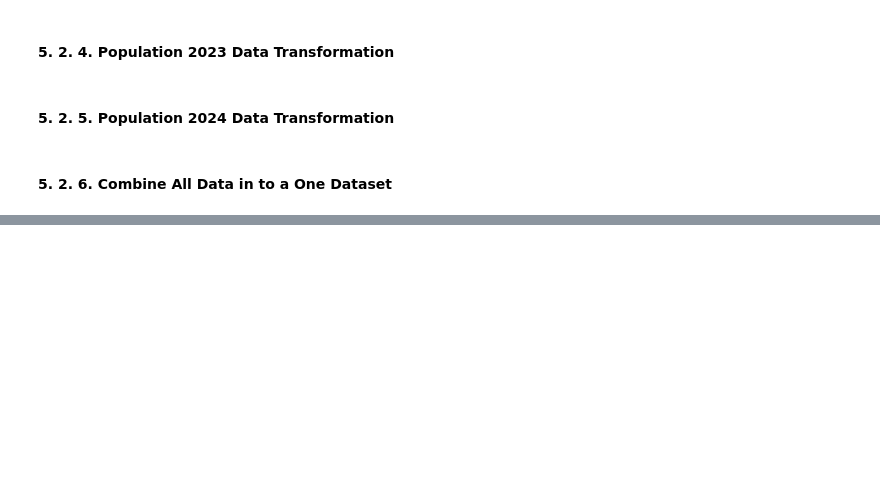
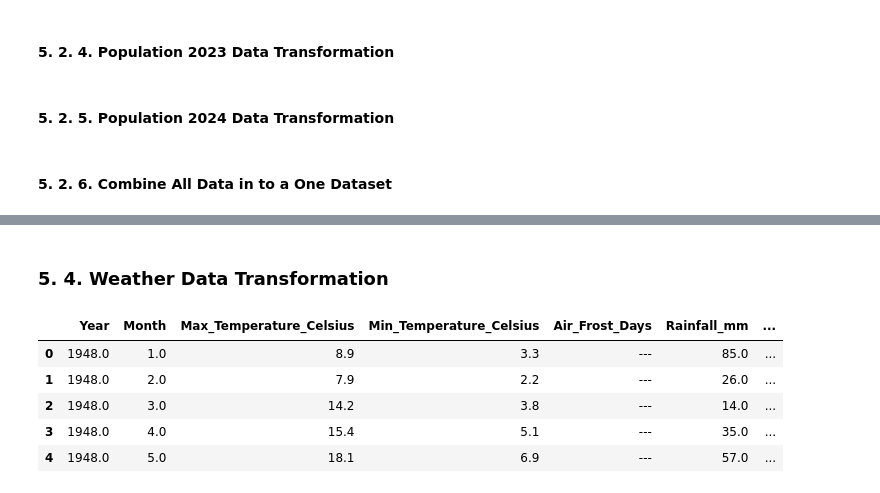
Before and after one commit to Sevinda-Herath/Predictive-Policing-in-the-London-Metropolitan-Police-District, a Jupyter notebook: main.ipynb, the cells around one changed output, grey strips where cells are left out. Saved outputs shown, nothing was run; the diff lists cells and outputs as text; code cells hidden in the pictures; blank space fills up the shorter version.

Commit message:
Map data Weather data Transformation Done

```diff
--- a/main.ipynb
+++ b/main.ipynb
@@ -675,0 +726,11 @@ combined_population.to_csv("Datasets/Processed-Data/Population-Data/Population_C
+# %% [markdown]
+### 5. 4. Weather Data Transformation
+# %%
+weather_data.head()
+# %% [output]
+|  | Year | Month | Max_Temperature_Celsius | Min_Temperature_Celsius | Air_Frost_Days | Rainfall_mm | ... |
+| 0 | 1948.0 | 1.0 | 8.9 | 3.3 | --- | 85.0 | ... |
+| 1 | 1948.0 | 2.0 | 7.9 | 2.2 | --- | 26.0 | ... |
+| 2 | 1948.0 | 3.0 | 14.2 | 3.8 | --- | 14.0 | ... |
+| 3 | 1948.0 | 4.0 | 15.4 | 5.1 | --- | 35.0 | ... |
+| 4 | 1948.0 | 5.0 | 18.1 | 6.9 | --- | 57.0 | ... |
```
Also changed, not shown: parts of 18 cells of this notebook, 3 other files.
